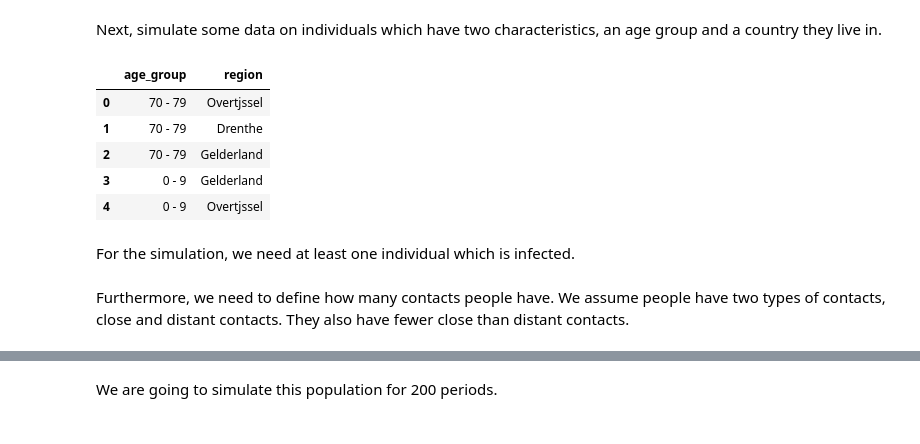
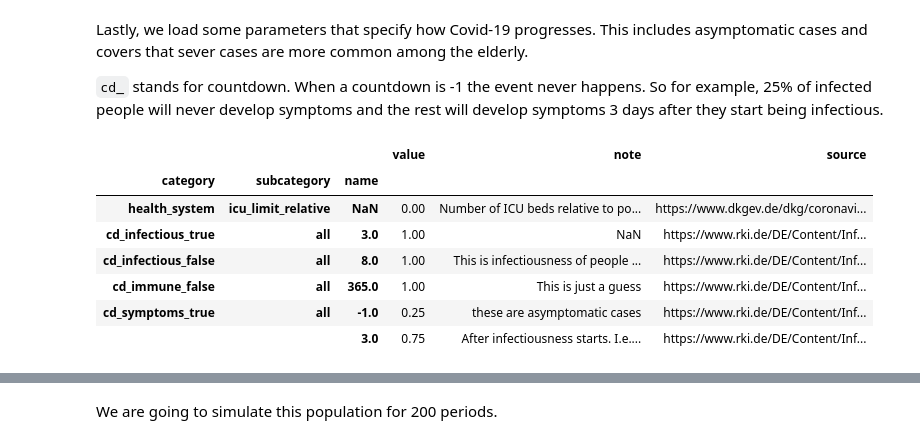
Before and after one commit to covid-19-impact-lab/sid, a Jupyter notebook: docs/source/tutorials/how_to_simulate.ipynb, the cells around one changed output, grey strips where cells are left out. Drawn from its saved outputs; the diff is of its cells as text; code cells hidden in the pictures.

```diff
--- a/docs/source/tutorials/how_to_simulate.ipynb
+++ b/docs/source/tutorials/how_to_simulate.ipynb
@@ -22,35 +112,16 @@ At first, we are loading some pre-defined parameters.
+# %% [markdown]
+Lastly, we load some parameters that specify how Covid-19 progresses. This includes asymptomatic cases and covers that sever cases are more common among the elderly.
+
+`cd_` stands for countdown. When a countdown is -1 the event never happens. So for example, 25% of infected people will never develop symptoms and the rest will develop symptoms 3 days after they start being infectious.
 # %%
-params = pd.read_csv("../../../sid/params.csv", index_col=index_cols)
+disease_params = pd.read_csv("../../../sid/params.csv", index_col=index_cols)
+disease_params.head(6).round(2)
+# %% [output]
+|  |  |  | value | note | source |
+| category | subcategory | name |  |  |  |
+| health_system | icu_limit_relative | NaN | 0.00 | Number of ICU beds relative to po... | https://www.dkgev.de/dkg/coronavi... |
+| cd_infectious_true | all | 3.0 | 1.00 | NaN | https://www.rki.de/DE/Content/Inf... |
+| cd_infectious_false | all | 8.0 | 1.00 | This is infectiousness of people ... | https://www.rki.de/DE/Content/Inf... |
+| cd_immune_false | all | 365.0 | 1.00 | This is just a guess | https://www.rki.de/DE/Content/Inf... |
+| cd_symptoms_true | all | -1.0 | 0.25 | these are asymptomatic cases | https://www.rki.de/DE/Content/Inf... |
+|  |  | 3.0 | 0.75 | After infectiousness starts. I.e.... | https://www.rki.de/DE/Content/Inf... |
-# %% [markdown]
-Next, simulate some data on individuals which have two characteristics, an age group and
-a country they live in.
-# %%
-age_group = np.random.choice(
-    [
-        "0 - 9",
-        "10 - 19",
-        "20 - 29",
-        "30 - 39",
-        "40 - 49",
-        "50 - 59",
-        "60 - 69",
-        "70 - 79",
-        "80 - 100",
-    ],
-    size=N_INDIVIDUALS,
-)
-region = np.random.choice(["Drenthe", "Gelderland", "Overtjssel"], size=N_INDIVIDUALS)
-
-initial_states = pd.DataFrame({"age_group": age_group, "region": region}).astype(
-    "category"
-)
-initial_states.head(5)
-# %% [output]
-|  | age_group | region |
-| 0 | 70 - 79 | Overtjssel |
-| 1 | 70 - 79 | Drenthe |
-| 2 | 70 - 79 | Gelderland |
-| 3 | 0 - 9 | Gelderland |
-| 4 | 0 - 9 | Overtjssel |
-# %% [markdown]
-For the simulation, we need at least one individual which is infected.
@@ -62,4 +127,0 @@ initial_infections.loc[infected_individuals] = True
-# %% [markdown]
-Furthermore, we need to define how many contacts people have. We assume people have two
-types of contacts, close and distant contacts. They also have fewer close than distant
-contacts.
```
Also changed, not shown: parts of 30 cells of this notebook.
